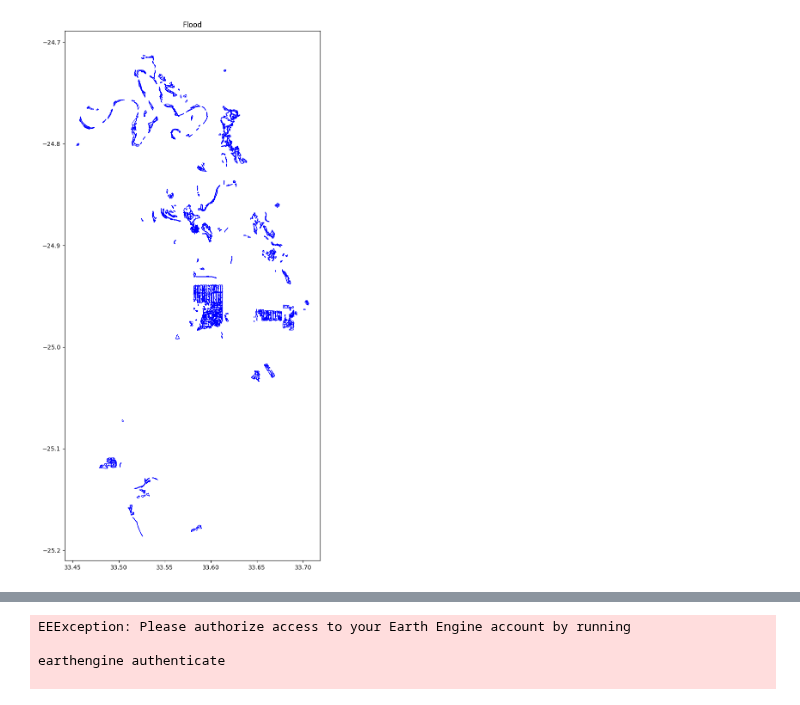
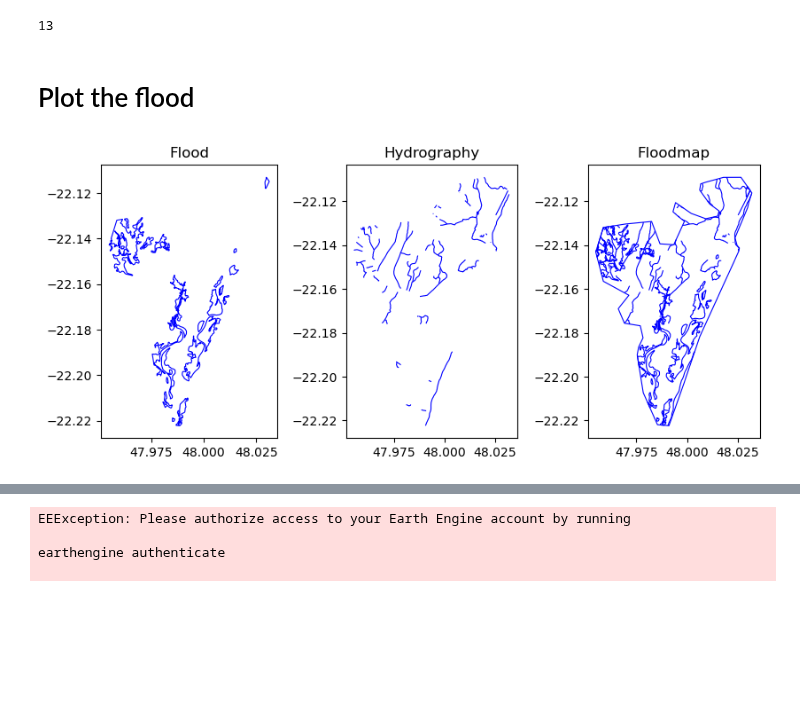
Before and after one commit to alisonpeard/hybridmodels, a Jupyter notebook: python/WorldFloods Tutorial.ipynb, the cells around one changed output, grey strips where cells are left out. Drawn from its saved outputs; the diff is of its cells as text; code cells hidden in the pictures; blank space fills up the shorter version.

```diff
--- a/python/WorldFloods Tutorial.ipynb
+++ b/python/WorldFloods Tutorial.ipynb
@@ -4,10 +8,17 @@
 # %%
 import sys
 import os
+from tqdm import tqdm
+
+import pandas as pd
 
 from ml4floods.data.copernicusEMS import activations
 from ml4floods.data import utils
 from pathlib import Path
+
+coastal_flood_codes = ['EMSR419', 'EMSR422', 'EMSR438', 'EMSR249', 'EMSR260', 'EMSR348',
+       'EMSR354', 'EMSR357', 'EMSR385', 'EMSR405', 'EMSR416', 'EMSR434',
+       'EMSR464', 'EMSR482', 'EMSR495', 'EMSR564', 'EMSR565']
 # %%
-table_activations_ems = activations.table_floods_ems(event_start_date="2021-01-01")
-table_activations_ems
+table_activations_ems = activations.table_floods_ems(event_start_date="2010-01-01")
+coastal_floods = table_activations_ems[table_activations_ems.index.isin(coastal_flood_codes)]
@@ -33,5 +52,8 @@ table_activations_ems
 # %%
-emsr_code = "EMSR495"
+i = 2
+
+emsr_code = coastal_floods.reset_index()['Code'][i]
+event = events_dict[emsr_code]
 zip_files_activation_url_list = activations.fetch_zip_file_urls(emsr_code)
 zip_files_activation_url_list
 # %% [output]
@@ -42,9 +64,7 @@ zip_files_activation_url_list
  'https://emergency.copernicus.eu/mapping/download/184343/EMSR495_AOI01_DEL_PRODUCT_r1_VECTORS_v1_vector.zip',
  'https://emergency.copernicus.eu/mapping/download/184347/EMSR495_AOI02_DEL_PRODUCT_r1_VECTORS_v1_vector.zip']
 # %%
-from tqdm import tqdm
-import os
-folder_out = f"Copernicus_EMS_raw"
+folder_out = os.path.join('..', 'data', 'copernicus_raw')
 os.makedirs(folder_out, exist_ok=True)
 
 unzip_files_activation = []
@@ -117,11 +368,32 @@ array(['area_of_interest', 'flood', 'hydro', 'hydro_l'], dtype=object)
+# %%
+i
+# %% [output]
+13
+# %% [markdown]
+# Plot the flood
 # %%
 import matplotlib.pyplot as plt
+
 # initialize figure
-fig, ax = plt.subplots(figsize=(16,16))
+fig, axs = plt.subplots(1, 3, figsize=(10, 4))
+
+ax = axs[0]
 floodmap[floodmap["source"] == "flood"].plot(ax=ax, facecolor="None", edgecolor="blue", label="Flood Maps", linewidth=0.8)
 ax.set(
     title="Flood"
 )
-plt.show()
+
+
+ax = axs[1]
+floodmap[floodmap["source"] == "hydro_l"].plot(ax=ax, facecolor="None", edgecolor="blue", label="Flood Maps", linewidth=0.8)
+ax.set(
+    title="Hydrography"
+)
+
+ax = axs[2]
+floodmap[floodmap["source"] != "hydro"].plot(ax=ax, facecolor="None", edgecolor="blue", label="Flood Maps", linewidth=0.8)
+ax.set(
+    title="Floodmap"
+);
 # %% [output]
-[figure, old version]
+[figure, new version]
```
Also changed, not shown: parts of 17 cells of this notebook, 14 other files.
